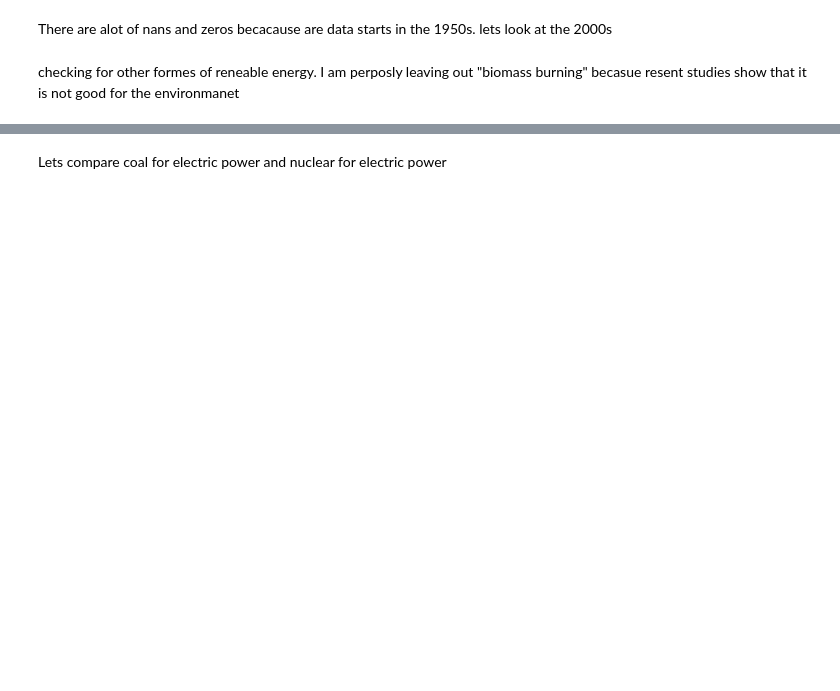
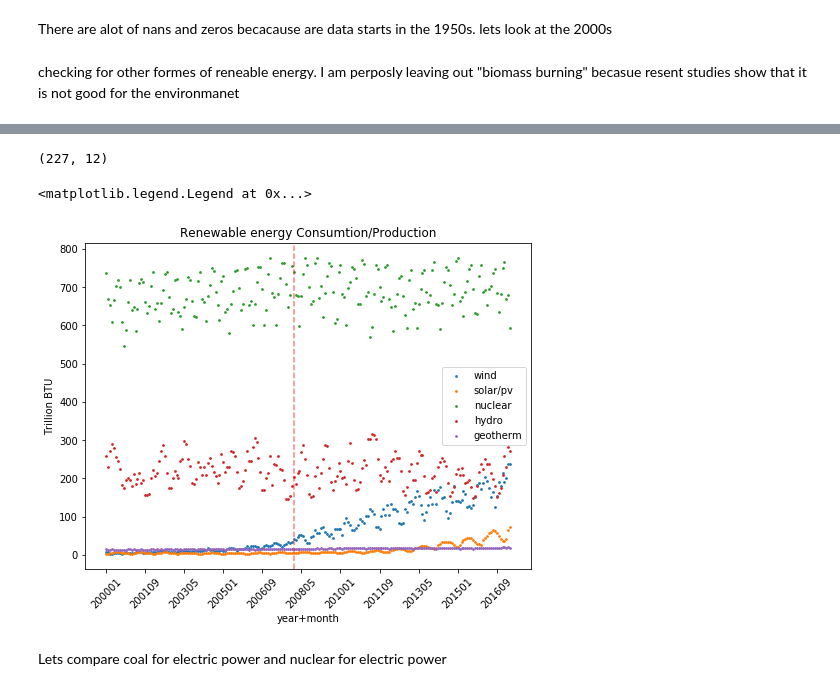
Before and after one commit to Iguanacolossus/energy-statistics, a Jupyter notebook: exploration.ipynb, the cells around one changed output, grey strips where cells are left out. Drawn from its saved outputs; the diff is of its cells as text; code cells hidden in the pictures; blank space fills up the shorter version.

```diff
--- a/exploration.ipynb
+++ b/exploration.ipynb
@@ -607,19 +643,23 @@ wind_2000s
 #solar power from 2000s
 solar_df = totals[totals['name'].str.contains('Solar')].drop([ 'data','last_updated', 'f','start','end'], axis=1).set_index('name').T.sort_index(axis=0)
 solar_2000s = solar_df[solar_df.index.str.startswith('20')]
+solar_2000s = solar_2000s[solar_2000s['Solar/PV Energy Consumption/Production, Monthly']>0]
 # %%
 #uclear power in the 2000s
 nuclear_df = totals[totals['name'].str.contains('Nuclear')].drop([ 'data','last_updated', 'f','start','end'], axis=1).set_index('name').T.sort_index(axis=0)
 nuclear_2000s = nuclear_df[nuclear_df.index.str.startswith('20')]
 #totals[totals['name'].str.contains('Nuclear')]
+nuclear_2000s = nuclear_2000s[nuclear_2000s['Nuclear Electric Power Consumed by the Electric Power Sector, Monthly']>0]
 # %%
 #hydroelectric powe in the 2000s
 hydro_df = totals[totals['name'].str.contains('Hydroelectric')].drop([ 'data','last_updated', 'f','start','end'], axis=1).set_index('name').T.sort_index(axis=0)
 hydro_2000s = hydro_df[hydro_df.index.str.startswith('20')]
+hydro_2000s = hydro_2000s[hydro_2000s['Hydroelectric Power Consumption/Production, Monthly']>0]
 # %%
 # creating a sub df of geothermal energy in the 2000s
 geotherm_df = totals[totals['name'].str.contains('Geothermal')].drop([ 'data','last_updated', 'f','start','end'], axis=1).set_index('name').T.sort_index(axis=0)
 geotherm_2000s = geotherm_df[geotherm_df.index.str.startswith('20')]
+geotherm_2000s = geotherm_2000s[geotherm_2000s['Geothermal Energy Consumption/Production, Monthly']>0]
 # %% [markdown]
 checking for other formes of reneable energy. I am perposly leaving out "biomass burning" becasue resent studies show that it is not good for the environmanet
 # %%
@@ -633 +678,5 @@ totals[totals['name'].str.contains('Wave')]
+# %%
+wind_2000s.shape
+# %% [output]
+(227, 12)
 # %%
@@ -638,24 +688,27 @@ y_wind = wind_2000s['Wind Energy Consumption/Production, Monthly']
 # %%
 fig, axs = plt.subplots()
 fig.set_size_inches(8,6)
 
 marker_size = 3
 axs.scatter(x,y_wind,label='wind',s=marker_size)
 axs.scatter(x,solar_2000s['Solar/PV Energy Consumption/Production, Monthly'],label='solar/pv',s=marker_size)
 axs.scatter(x,nuclear_2000s['Nuclear Electric Power Consumption/Production, Monthly'],label='nuclear',s=marker_size)
 axs.scatter(x,hydro_2000s['Hydroelectric Power Consumption/Production, Monthly'],label='hydro',s=marker_size)
 axs.scatter(x,geotherm_2000s['Geothermal Energy Consumption/Production, Monthly'],label='geotherm',s=marker_size)
 
 axs.set_title('Renewable energy Consumtion/Production')
 axs.set_xlabel('year+month')
 axs.set_ylabel('Trillion BTU')
 #axs.set_xticklabels(res_2000s.index, rotation=90);
 axs.xaxis.set_major_locator(plt.MaxNLocator(12))
-axs.axvline('2008',color='r',linestyle='--',alpha=0.5);
-plt.xticks(rotation=70)
+axs.axvline('200801',color='r',linestyle='--',alpha=0.5);
+plt.xticks(rotation=45)
 plt.legend()
 #axs.axhline(0,color='k')
-plt.savefig('renewable_production.png');
+#plt.savefig('renewable_production.png');
+# %% [output]
+<matplotlib.legend.Legend at 0x...>
+[figure, added]
 # %%
 geotherm_2000s.columns
 # %% [markdown]
```
Also changed, not shown: parts of 32 cells of this notebook, 6 other files.
